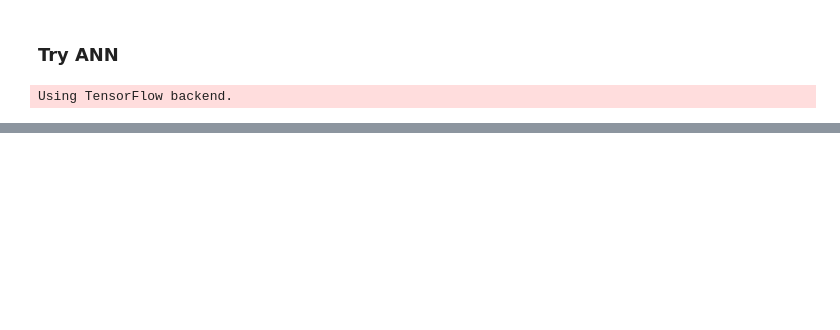
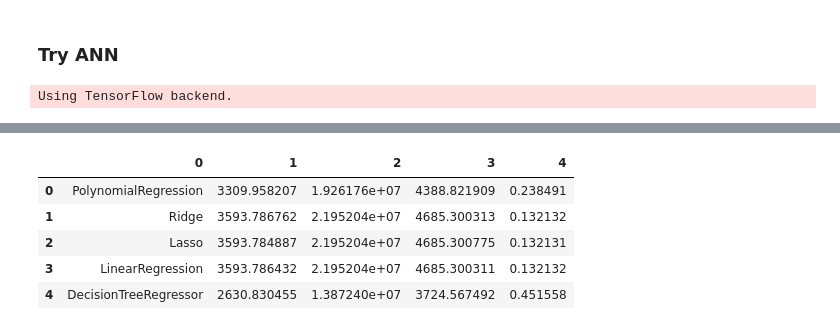
Before and after one commit to nvg/ml_sandbox, a Jupyter notebook: BDA_104/Final Project/Submission.ipynb, the cells around one changed output, grey strips where cells are left out. Saved outputs shown, nothing was run; the diff lists cells and outputs as text; code cells hidden in the pictures; blank space fills up the shorter version.

```diff
--- a/BDA_104/Final Project/Submission.ipynb
+++ b/BDA_104/Final Project/Submission.ipynb
@@ -250,12 +252,12 @@ regressors = [
     Lasso(alpha=0.1),
     LinearRegression(),
     DecisionTreeRegressor(),
-    # RandomForestRegressor(),
+    RandomForestRegressor(),
     GradientBoostingRegressor(),
     xgb.XGBRegressor(objective ='reg:squarederror', colsample_bytree = 0.3, learning_rate = 0.1,
                      max_depth = 5, alpha = 10, n_estimators = 10),
     # svm.SVC(kernel='rbf', gamma=0.7, C=1.0),
-    # KNeighborsRegressor(n_neighbors=3)
+    KNeighborsRegressor(n_neighbors=3)
 ]
 
 ### Commented out regressors are processing over 100 minutes
@@ -342,0 +354,10 @@ sns.barplot(data=res, y='Name', x='R^2')
+# %%
+df_r = pd.DataFrame(results)
+df_r.head()
+# %% [output]
+|  | 0 | 1 | 2 | 3 | 4 |
+| 0 | PolynomialRegression | 3309.958207 | 1.926176e+07 | 4388.821909 | 0.238491 |
+| 1 | Ridge | 3593.786762 | 2.195204e+07 | 4685.300313 | 0.132132 |
+| 2 | Lasso | 3593.784887 | 2.195204e+07 | 4685.300775 | 0.132131 |
+| 3 | LinearRegression | 3593.786432 | 2.195204e+07 | 4685.300311 | 0.132132 |
+| 4 | DecisionTreeRegressor | 2630.830455 | 1.387240e+07 | 3724.567492 | 0.451558 |
```
Also changed, not shown: parts of 25 cells of this notebook, 6 other files.
